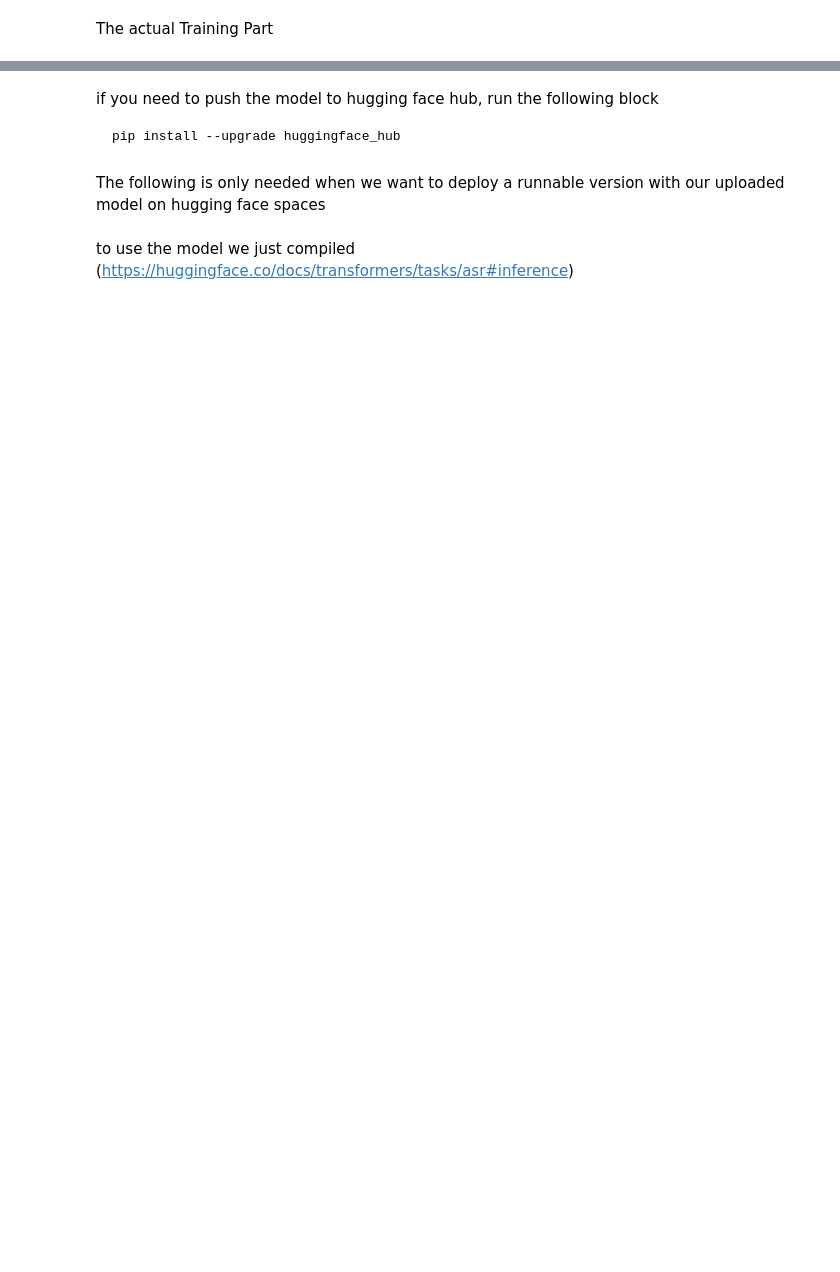
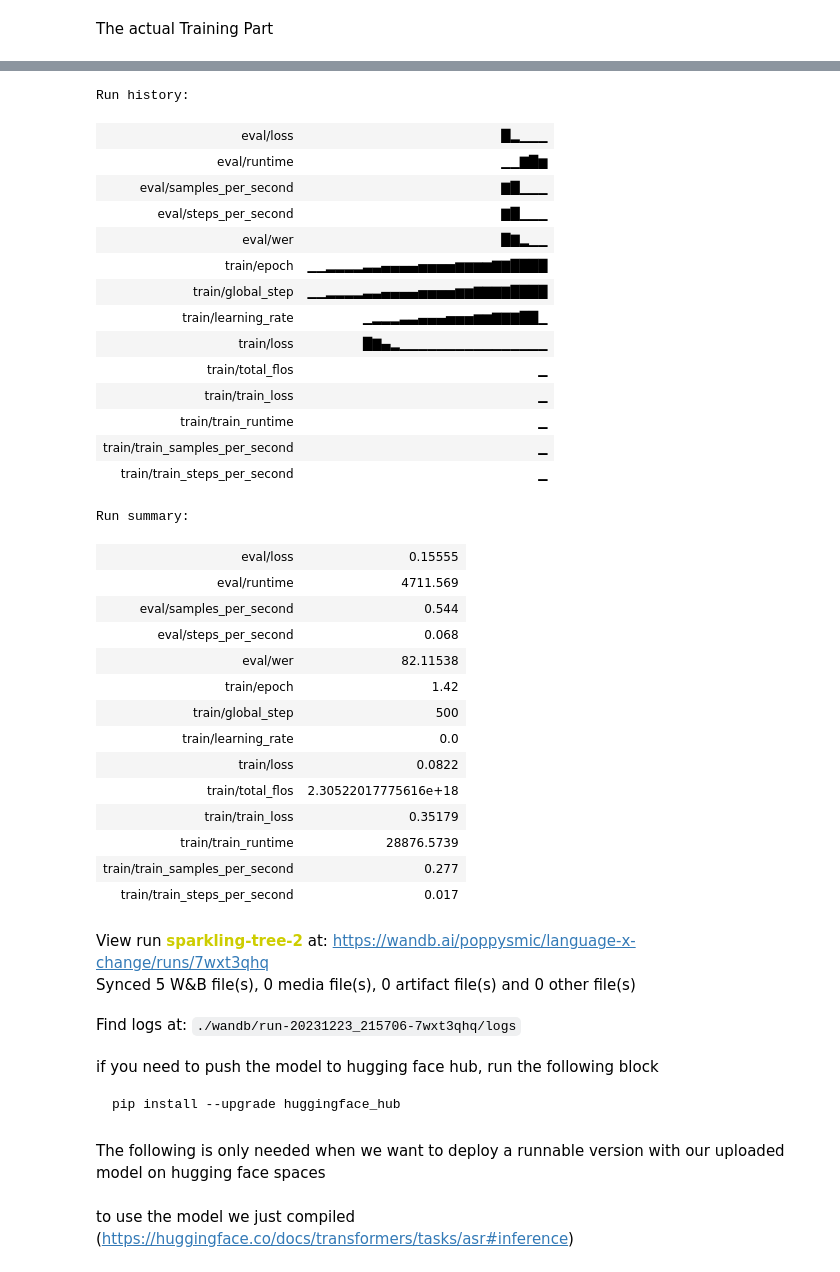
Before and after one commit to karlili/langauge_x_change, a Jupyter notebook: whisper/training/training-tryout.ipynb, the cells around one changed output, grey strips where cells are left out. Cells and saved outputs as stored; diff of their text form; code cells hidden in the pictures; blank space fills up the shorter version.

Commit message:
Minor update on the training notebook to include wandb as instrumentation for performance analysis

```diff
--- a/whisper/training/training-tryout.ipynb
+++ b/whisper/training/training-tryout.ipynb
@@ -283,0 +308,3 @@ TrainOutput(global_step=4000, training_loss=0.05433571213460527, metrics={'train
+# %%
+wandb.finish()
+# %% [output]
@@ -284,3 +312,36 @@ TrainOutput(global_step=4000, training_loss=0.05433571213460527, metrics={'train
+Run history:
+| eval/loss | █▂▁▁▁ |
+| eval/runtime | ▁▁▇█▆ |
+| eval/samples_per_second | ▇█▁▁▁ |
+| eval/steps_per_second | ▇█▁▁▁ |
+| eval/wer | █▇▂▁▁ |
+| train/epoch | ▁▁▂▂▂▂▃▃▄▄▄▄▅▅▅▅▆▆▆▆▇▇████ |
+| train/global_step | ▁▁▂▂▂▂▃▃▄▄▄▄▅▅▅▅▆▆▇▇▇▇████ |
+| train/learning_rate | ▁▂▂▂▃▃▄▄▄▅▅▅▆▆▇▇▇██▁ |
+| train/loss | █▇▄▂▁▁▁▁▁▁▁▁▁▁▁▁▁▁▁▁ |
+| train/total_flos | ▁ |
+| train/train_loss | ▁ |
+| train/train_runtime | ▁ |
+| train/train_samples_per_second | ▁ |
+| train/train_steps_per_second | ▁ |
+Run summary:
+| eval/loss | 0.15555 |
+| eval/runtime | 4711.569 |
+| eval/samples_per_second | 0.544 |
+| eval/steps_per_second | 0.068 |
+| eval/wer | 82.11538 |
+| train/epoch | 1.42 |
+| train/global_step | 500 |
+| train/learning_rate | 0.0 |
+| train/loss | 0.0822 |
+| train/total_flos | 2.30522017775616e+18 |
+| train/train_loss | 0.35179 |
+| train/train_runtime | 28876.5739 |
+| train/train_samples_per_second | 0.277 |
+| train/train_steps_per_second | 0.017 |
+View run sparkling-tree-2 at: https://wandb.ai/poppysmic/language-x-change/runs/7wxt3qhq
+Synced 5 W&B file(s), 0 media file(s), 0 artifact file(s) and 0 other file(s)
+Find logs at: ./wandb/run-20231223_215706-7wxt3qhq/logs
 # %% [markdown]
 if you need to push the model to hugging face hub, run the following block
 
```
Also changed, not shown: parts of 12 cells of this notebook.
